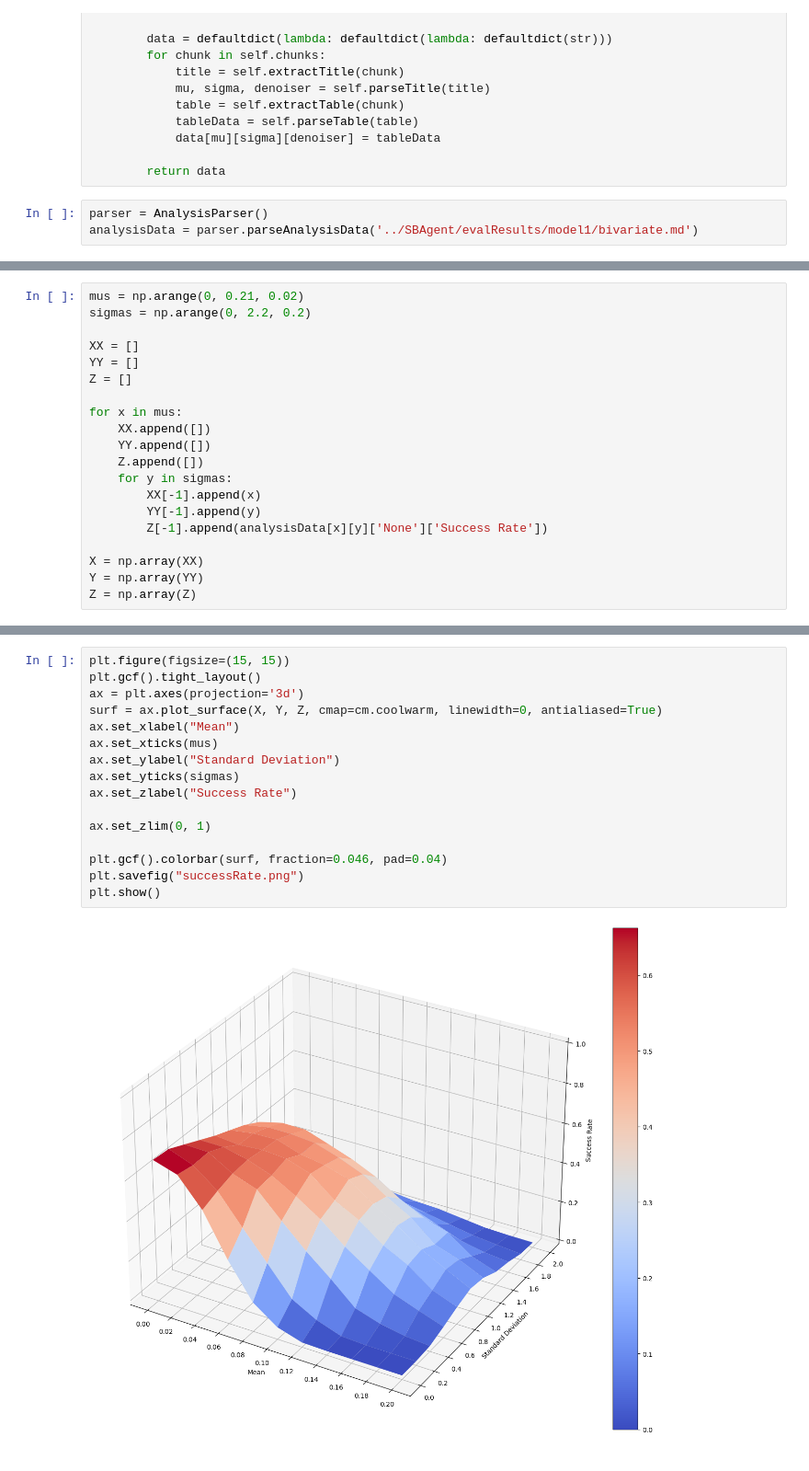
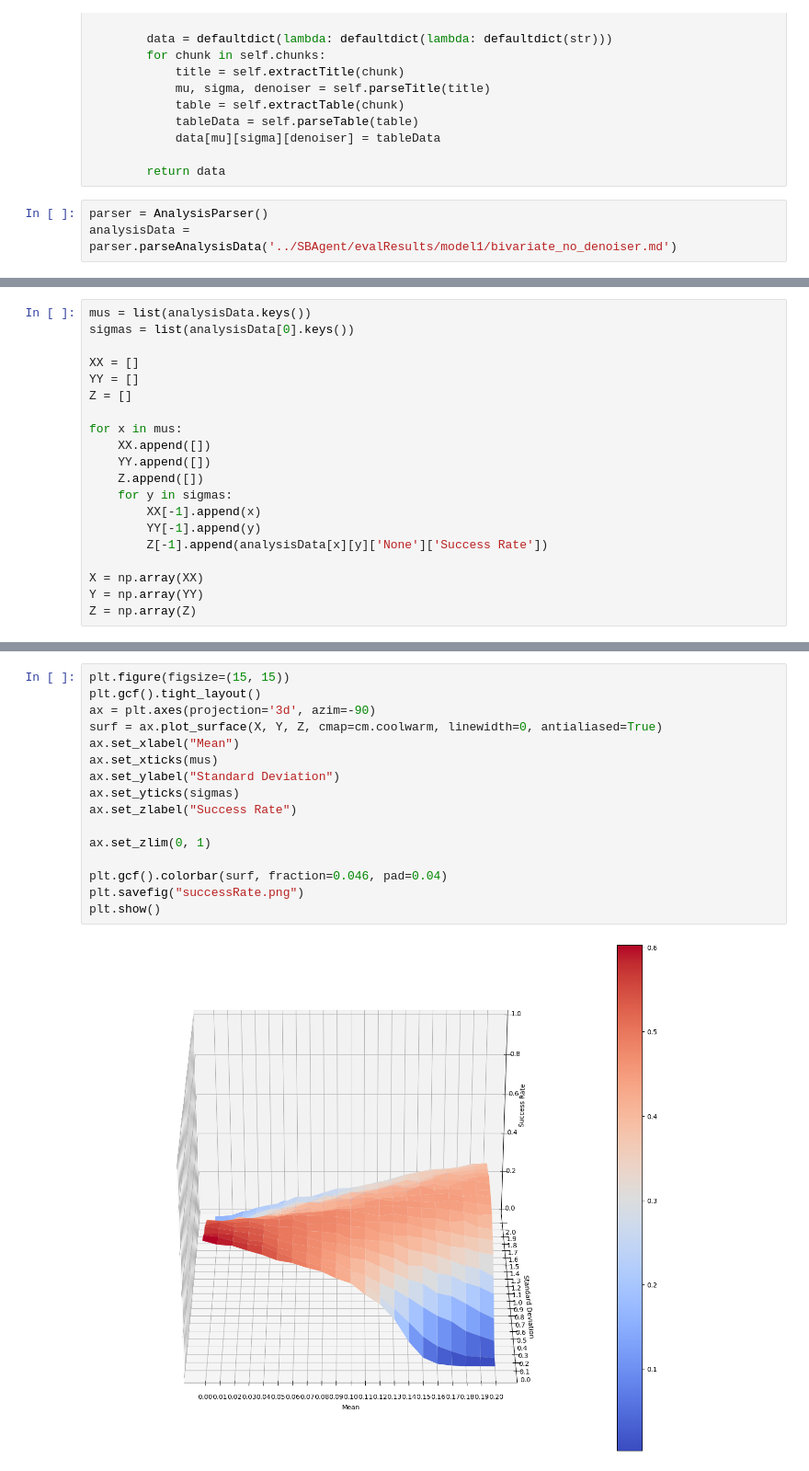
Before and after one commit to dkapur17/DroneControl, a Jupyter notebook: visualizations/visualizeSuccessRate.ipynb, the cells around one changed output, grey strips where cells are left out. Shown at 92% size. Cells and saved outputs as stored; diff of their text form.

```diff
--- a/visualizations/visualizeSuccessRate.ipynb
+++ b/visualizations/visualizeSuccessRate.ipynb
@@ -73,4 +73,4 @@ class AnalysisParser:
         return data
 # %%
 parser = AnalysisParser()
-analysisData = parser.parseAnalysisData('../SBAgent/evalResults/model1/bivariate.md')
+analysisData = parser.parseAnalysisData('../SBAgent/evalResults/model1/bivariate_no_denoiser.md')
@@ -77,6 +100,6 @@ analysisData = parser.parseAnalysisData('../SBAgent/evalResults/model1/bivariate
 # %%
-mus = np.arange(0, 0.21, 0.02)
-sigmas = np.arange(0, 2.2, 0.2)
+mus = list(analysisData.keys())
+sigmas = list(analysisData[0].keys())
 
 XX = []
 YY = []
@@ -97,18 +131,18 @@ Z = np.array(Z)
 # %%
 plt.figure(figsize=(15, 15))
 plt.gcf().tight_layout()
-ax = plt.axes(projection='3d')
+ax = plt.axes(projection='3d', azim=-90)
 surf = ax.plot_surface(X, Y, Z, cmap=cm.coolwarm, linewidth=0, antialiased=True)
 ax.set_xlabel("Mean")
 ax.set_xticks(mus)
 ax.set_ylabel("Standard Deviation")
 ax.set_yticks(sigmas)
 ax.set_zlabel("Success Rate")
 
 ax.set_zlim(0, 1)
 
 plt.gcf().colorbar(surf, fraction=0.046, pad=0.04)
 plt.savefig("successRate.png")
 plt.show()
 # %% [output]
-[figure, old version]
+[figure, new version]
```
Also changed, not shown: parts of 2 cells of this notebook, 52 other files.
